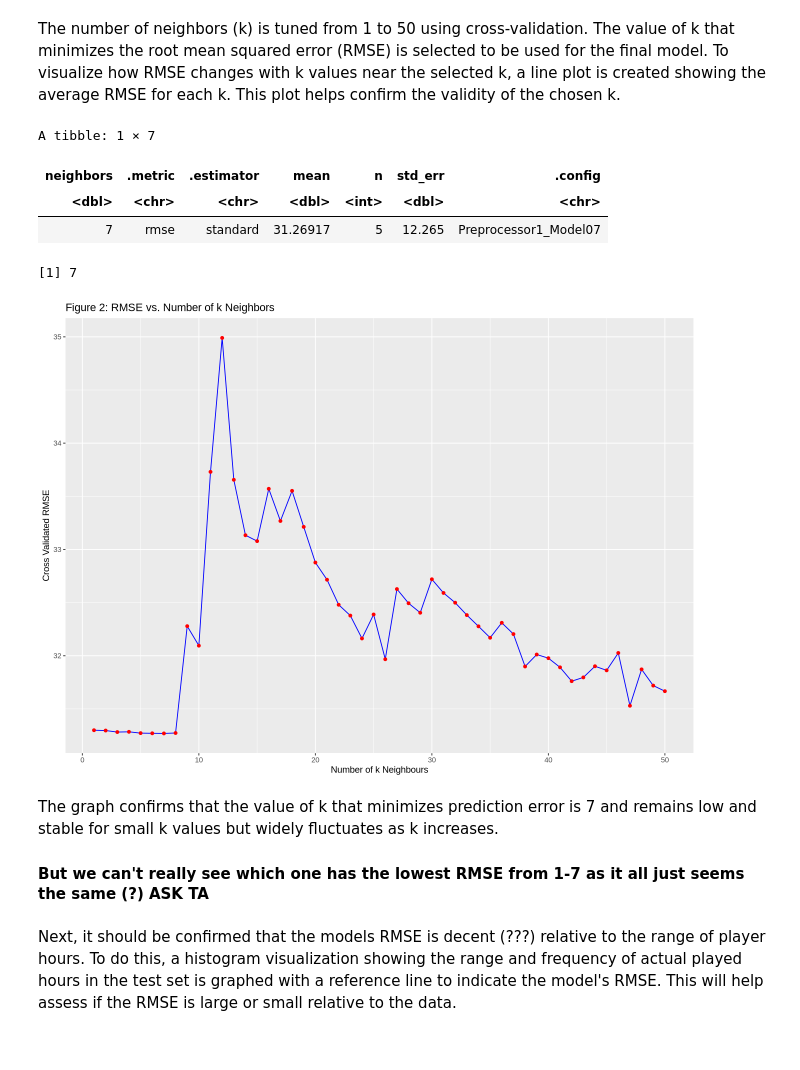
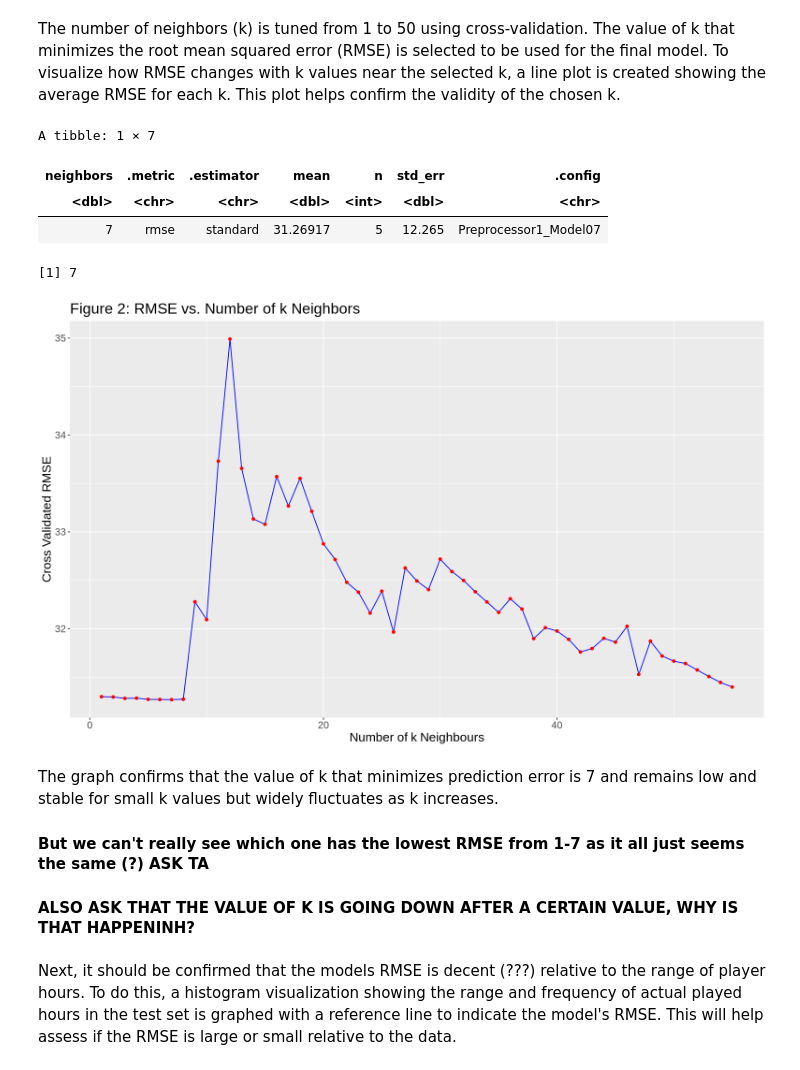
Before and after one commit to bhxxmika/DSCI-Group-Project-, a Jupyter notebook: Group_project.ipynb, the cells around one changed output. Cells and saved outputs as stored; diff of their text form; code cells hidden in the pictures.

```diff
--- a/Group_project.ipynb
+++ b/Group_project.ipynb
@@ -48,7 +48,7 @@ library(ISLR)
 #library(ggtext)
 # %%
 #Loading the players.csv data
-players_data <- read_csv("https://raw.githubusercontent.com/bhxxmika/group_project_files/refs/heads/main/players.csv")
+players_data <- read_csv("players.csv")
 players_data|>
 head()
 # %% [output]
@@ -254,40 +254,48 @@ The number of neighbors (k) is tuned from 1 to 50 using cross-validation. The va
 #set seed for reproducibility
 set.seed(2000)
 
 # Define a grid of k values to try
-k_values <- tibble(neighbors = seq(from = 1, to = 50, by = 1))
+k_values <- tibble(neighbors = seq(from = 1, to = 55, by = 1))
 
 
 # Perform grid search over k values using cross-validation
 knn_results <- knn_workflow |>
                 tune_grid(resamples = knn_vfold, grid = k_values) |>
                 collect_metrics()
 
 # Identify the k value with the lowest RMSE
 knn_min <- knn_results |>
             filter(.metric == "rmse") |>
             filter(mean == min(mean))
-knn_min #FOUND THAT 7 IS THE BEST K VAL
+
+knn_min
+
+#to get the value of K
 knn_min_val <- knn_min |>
                 pull(neighbors)
 knn_min_val
+
+
+options(repr.plot.width = 13, repr.plot.height = 8)
 #Filter to only include RMSE results and plot RMSE vs. k
 rmse_results<-knn_results|>
     filter(.metric=="rmse")
 ggplot(rmse_results, aes(x=neighbors, y=mean))+
     geom_line(color="blue")+
     geom_point(color="red")+
-    labs(x="Number of k Neighbours", y="Cross Validated RMSE", title="Figure 2: RMSE vs. Number of k Neighbors")
+    labs(x="Number of k Neighbours", y="Cross Validated RMSE", title="Figure 2: RMSE vs. Number of k Neighbors") +
+    theme(text = element_text(size = 16))
 # %% [output]
 A tibble: 1 × 7
 | neighbors | .metric | .estimator | mean | n | std_err | .config |
 | <dbl> | <chr> | <chr> | <dbl> | <int> | <dbl> | <chr> |
 | 7 | rmse | standard | 31.26917 | 5 | 12.265 | Preprocessor1_Model07 |
 [1] 7
-[figure, old version]
+[figure, new version]
 # %% [markdown]
 The graph confirms that the value of k that minimizes prediction error is 7 and remains low and stable for small k values but widely fluctuates as k increases.
 #### But we can't really see which one has the lowest RMSE from 1-7 as it all just seems the same (?) ASK TA
+#### ALSO ASK THAT THE VALUE OF K IS GOING DOWN AFTER A CERTAIN VALUE, WHY IS THAT HAPPENINH?
 # %% [markdown]
 Next, it should be confirmed that the models RMSE is decent (???) relative to the range of player hours. To do this, a histogram visualization showing the range and frequency of actual played hours in the test set is graphed with a reference line to indicate the model's RMSE. This will help assess if the RMSE is large or small relative to the data.
 # %%
```
Also changed, not shown: parts of 5 cells of this notebook.
